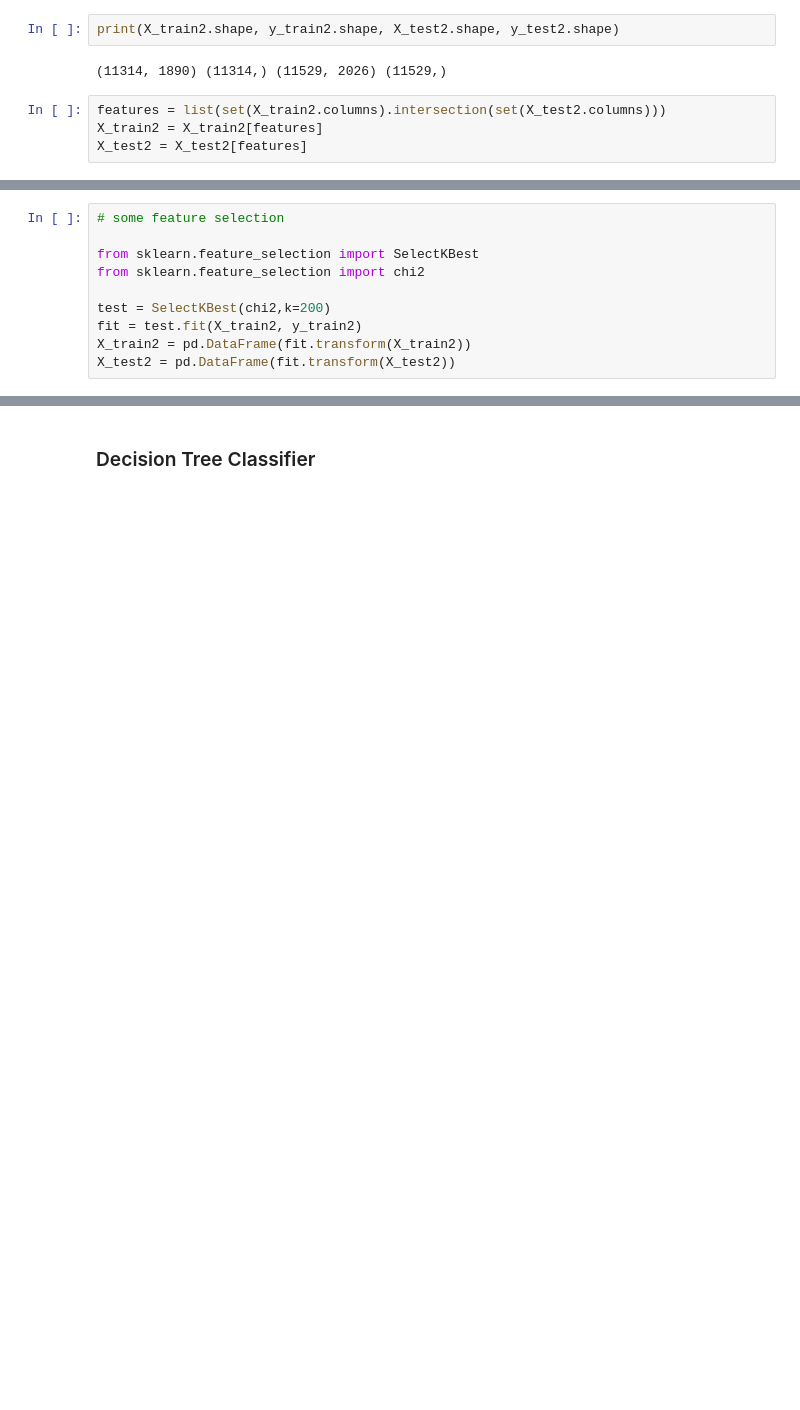
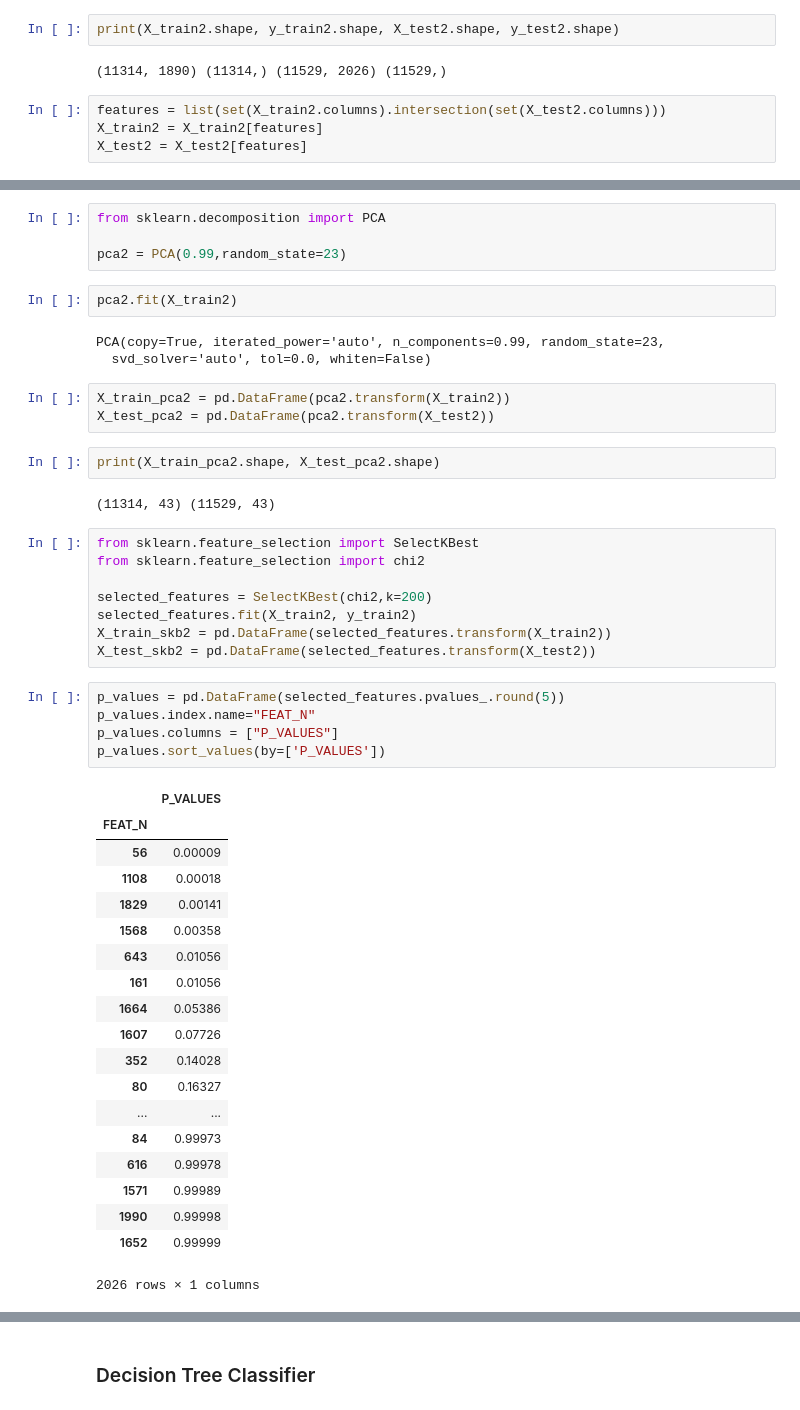
Before and after one commit to horaclito/dataton, a Jupyter notebook: galicia1.ipynb, the cells around one changed output, grey strips where cells are left out. Saved outputs shown, nothing was run; the diff lists cells and outputs as text; blank space fills up the shorter version.

```diff
--- a/galicia1.ipynb
+++ b/galicia1.ipynb
@@ -184,10 +238,49 @@ X_train2.shape
+# %%
+from sklearn.decomposition import PCA
+
+pca2 = PCA(0.99,random_state=23)
+# %%
+pca2.fit(X_train2)
+# %% [output]
+PCA(copy=True, iterated_power='auto', n_components=0.99, random_state=23,
+  svd_solver='auto', tol=0.0, whiten=False)
+# %%
+X_train_pca2 = pd.DataFrame(pca2.transform(X_train2))
+X_test_pca2 = pd.DataFrame(pca2.transform(X_test2))
+# %%
+print(X_train_pca2.shape, X_test_pca2.shape)
+# %% [output]
+(11314, 43) (11529, 43)
 # %%
-# some feature selection
-
 from sklearn.feature_selection import SelectKBest
 from sklearn.feature_selection import chi2
 
-test = SelectKBest(chi2,k=200)
-fit = test.fit(X_train2, y_train2)
-X_train2 = pd.DataFrame(fit.transform(X_train2))
-X_test2 = pd.DataFrame(fit.transform(X_test2))
+selected_features = SelectKBest(chi2,k=200)
+selected_features.fit(X_train2, y_train2)
+X_train_skb2 = pd.DataFrame(selected_features.transform(X_train2))
+X_test_skb2 = pd.DataFrame(selected_features.transform(X_test2))
+# %%
+p_values = pd.DataFrame(selected_features.pvalues_.round(5))
+p_values.index.name="FEAT_N"
+p_values.columns = ["P_VALUES"]
+p_values.sort_values(by=['P_VALUES'])
+# %% [output]
+|  | P_VALUES |
+| FEAT_N |  |
+| 56 | 0.00009 |
+| 1108 | 0.00018 |
+| 1829 | 0.00141 |
+| 1568 | 0.00358 |
+| 643 | 0.01056 |
+| 161 | 0.01056 |
+| 1664 | 0.05386 |
+| 1607 | 0.07726 |
+| 352 | 0.14028 |
+| 80 | 0.16327 |
+| ... | ... |
+| 84 | 0.99973 |
+| 616 | 0.99978 |
+| 1571 | 0.99989 |
+| 1990 | 0.99998 |
+| 1652 | 0.99999 |
+2026 rows × 1 columns
```
Also changed, not shown: parts of 137 cells of this notebook, 1 other file.
